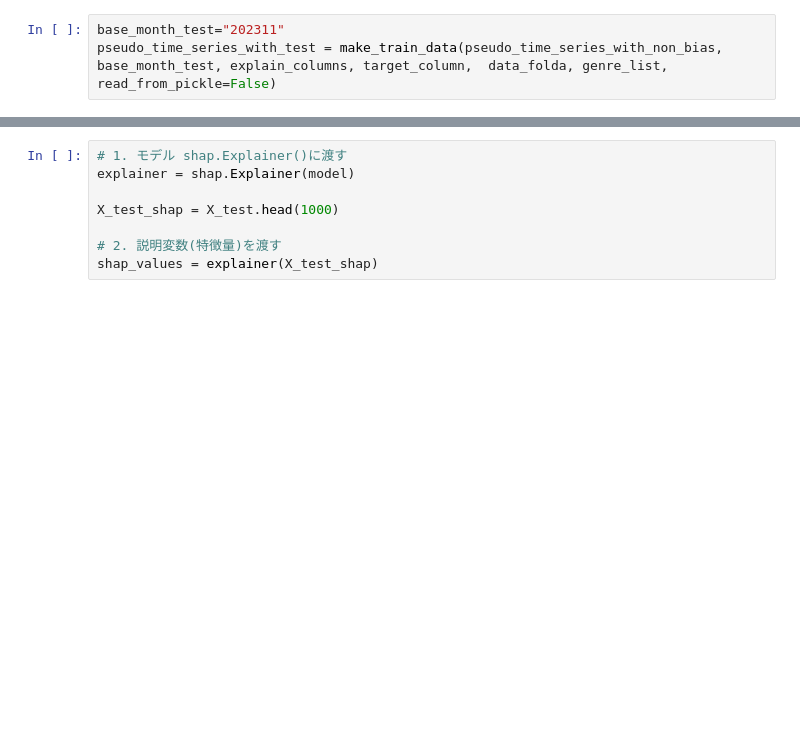
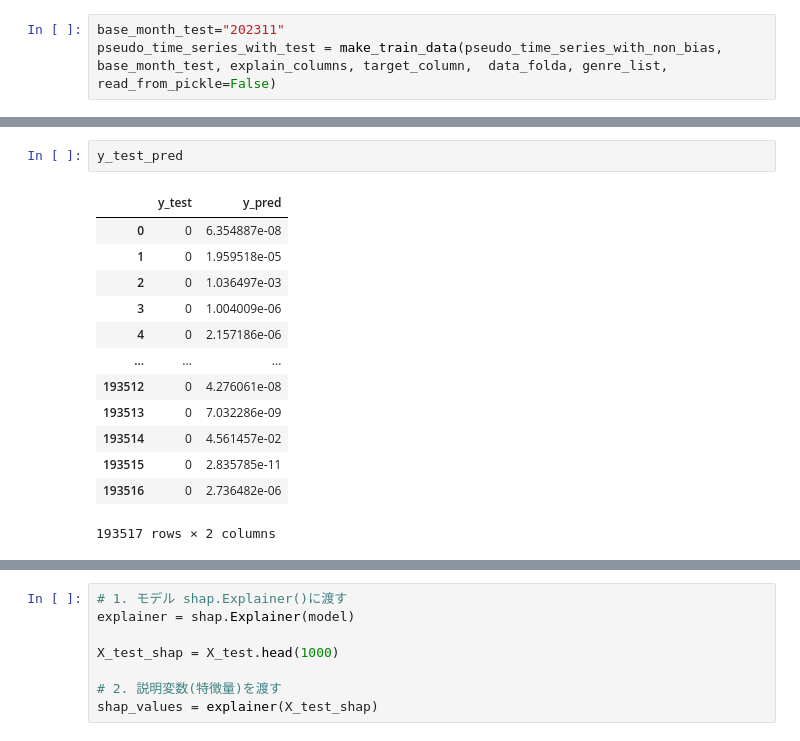
Before and after one commit to dgarage/dglab-ai-scoring_insitestream, a Jupyter notebook: pg/test_models.ipynb, the cells around one changed output, grey strips where cells are left out. Drawn from its saved outputs; the diff is of its cells as text; blank space fills up the shorter version.

```diff
--- a/pg/test_models.ipynb
+++ b/pg/test_models.ipynb
@@ -203,3 +416,19 @@ array([<Axes: title={'center': '0'}>, <Axes: title={'center': '1'}>],
+# %%
+y_test_pred
+# %% [output]
+|  | y_test | y_pred |
+| 0 | 0 | 6.354887e-08 |
+| 1 | 0 | 1.959518e-05 |
+| 2 | 0 | 1.036497e-03 |
+| 3 | 0 | 1.004009e-06 |
+| 4 | 0 | 2.157186e-06 |
+| ... | ... | ... |
+| 193512 | 0 | 4.276061e-08 |
+| 193513 | 0 | 7.032286e-09 |
+| 193514 | 0 | 4.561457e-02 |
+| 193515 | 0 | 2.835785e-11 |
+| 193516 | 0 | 2.736482e-06 |
+193517 rows × 2 columns
 # %%
 # feature importance
 # 日本語を表示するためにフォントを指定
```
Also changed, not shown: parts of 35 cells of this notebook, 1 other file.
